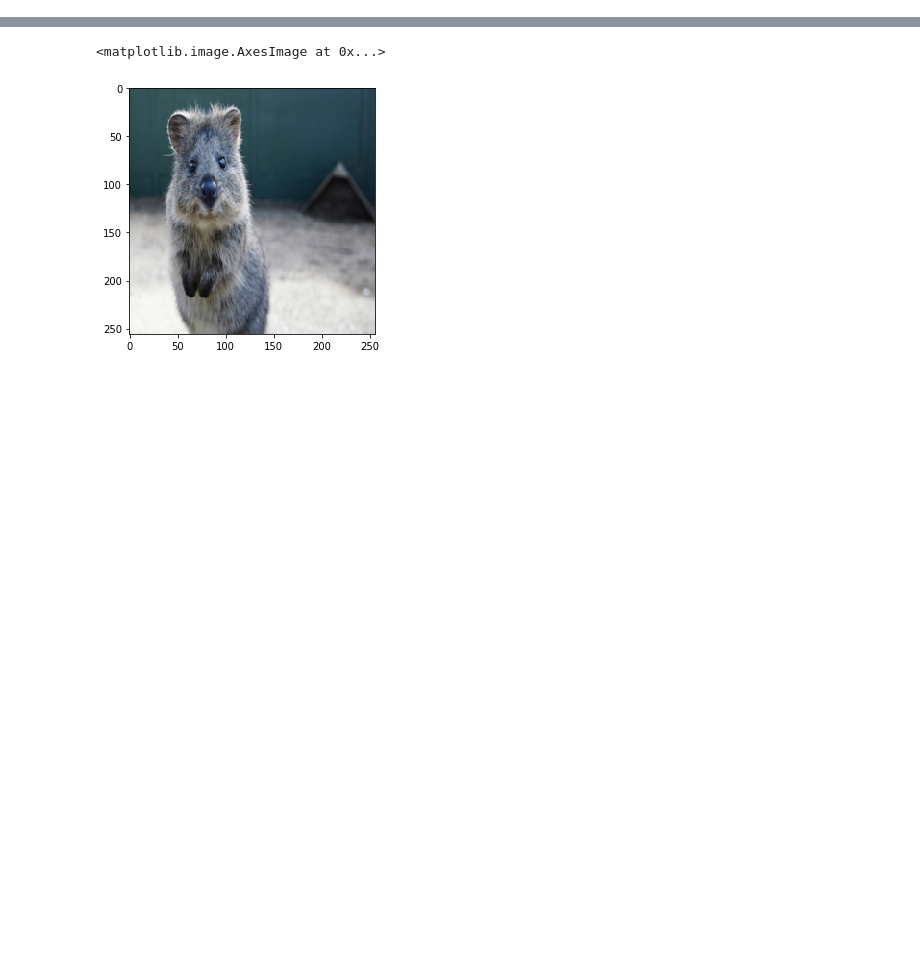
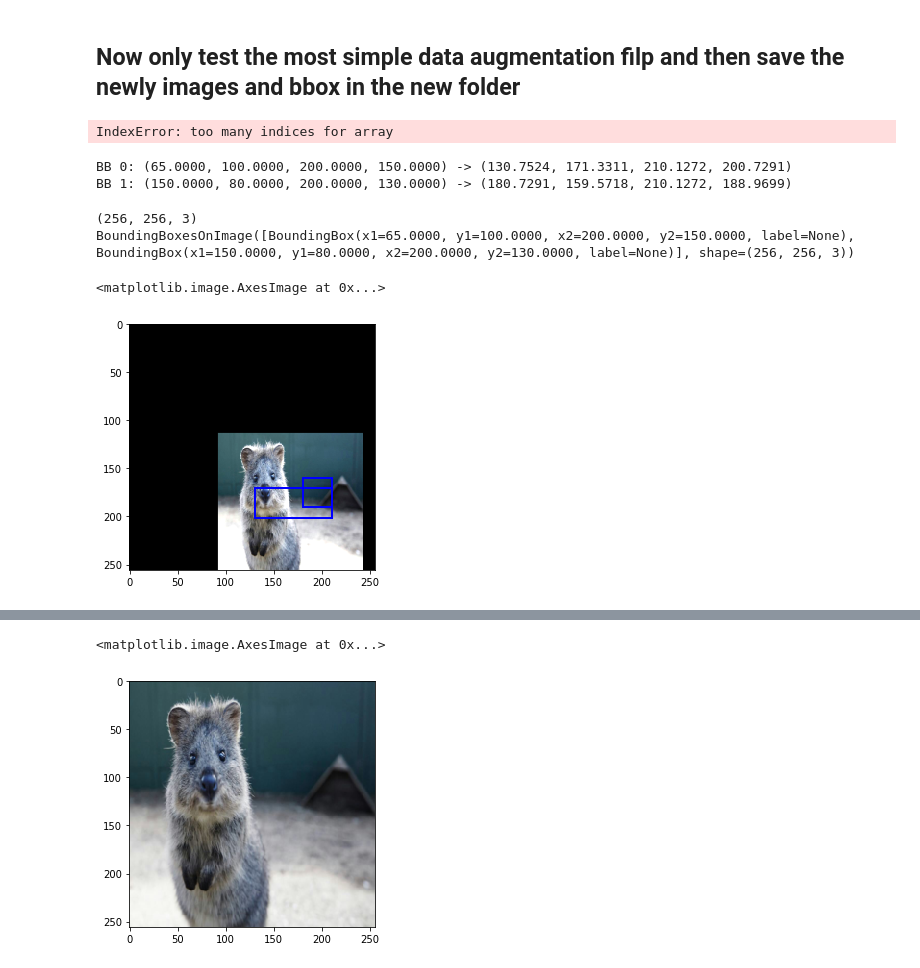
Before and after one commit to iphyer/imgaugForDefects, a Jupyter notebook: imgaug.ipynb, the cells around one changed output, grey strips where cells are left out. Saved outputs shown, nothing was run; the diff lists cells and outputs as text; code cells hidden in the pictures; blank space fills up the shorter version.

```diff
--- a/imgaug.ipynb
+++ b/imgaug.ipynb
@@ -4 +27,3 @@
+# %% [markdown]
+## Now only test the most simple data augmentation filp and then save the newly images and bbox in the new folder
 # %%
@@ -12,0 +56,74 @@ ia.seed(1)
+# %%
+bbs = bboxSetupInImage(img.rstrip('.jpg') + '.txt',myimage)
+#print(bbs)
+image_before = bbs.draw_on_image(myimage, thickness=2)
+skimage.io.imshow(image_before[:,:,0])
+# %% [output]
+IndexError: too many indices for array
+# %%
+import imgaug as ia
+from imgaug import augmenters as iaa
+
+ia.seed(1)
+kklist = [
+    ia.BoundingBox(x1=65, y1=100, x2=200, y2=150),
+    ia.BoundingBox(x1=150, y1=80, x2=200, y2=130)
+]
+image = ia.quokka(size=(256, 256))
+bbs = ia.BoundingBoxesOnImage(kklist, shape=image.shape)
+
+seq = iaa.Sequential([
+    iaa.Multiply((1.2, 1.5)), # change brightness, doesn't affect BBs
+    iaa.Affine(
+        translate_px={"x": 40, "y": 60},
+        scale=(0.5, 0.7)
+    ) # translate by 40/60px on x/y axis, and scale to 50-70%, affects BBs
+])
+
+# Make our sequence deterministic.
+# We can now apply it to the image and then to the BBs and it will
+# lead to the same augmentations.
+# IMPORTANT: Call this once PER BATCH, otherwise you will always get the
+# exactly same augmentations for every batch!
+seq_det = seq.to_deterministic()
+
+# Augment BBs and images.
+# As we only have one image and list of BBs, we use
+# [image] and [bbs] to turn both into lists (batches) for the
+# functions and then [0] to reverse that. In a real experiment, your
+# variables would likely already be lists.
+image_aug = seq_det.augment_images([image])[0]
+bbs_aug = seq_det.augment_bounding_boxes([bbs])[0]
+
+# print coordinates before/after augmentation (see below)
+# use .x1_int, .y_int, ... to get integer coordinates
+for i in range(len(bbs.bounding_boxes)):
+    before = bbs.bounding_boxes[i]
+    after = bbs_aug.bounding_boxes[i]
+    print("BB %d: (%.4f, %.4f, %.4f, %.4f) -> (%.4f, %.4f, %.4f, %.4f)" % (
+        i,
+        before.x1, before.y1, before.x2, before.y2,
+        after.x1, after.y1, after.x2, after.y2)
+    )
+
+# image with BBs before/after augmentation (shown below)
+image_before = bbs.draw_on_image(image, thickness=2)
+image_after = bbs_aug.draw_on_image(image_aug, thickness=2, color=[0, 0, 255])
+# %% [output]
+BB 0: (65.0000, 100.0000, 200.0000, 150.0000) -> (130.7524, 171.3311, 210.1272, 200.7291)
+BB 1: (150.0000, 80.0000, 200.0000, 130.0000) -> (180.7291, 159.5718, 210.1272, 188.9699)
+# %%
+print(image.shape)
+print(bbs)
+skimage.io.imshow(image_before)
+skimage.io.imshow(image_after)
+# 'images' should be either a 4D numpy array of shape (N, height, width, channels)
+# or a list of 3D numpy arrays, each having shape (height, width, channels).
+# Grayscale images must have shape (height, width, 1) each.
+# All images must have numpy's dtype uint8. Values are expected to be in
+    # range 0-255.
+# %% [output]
+(256, 256, 3)
+BoundingBoxesOnImage([BoundingBox(x1=65.0000, y1=100.0000, x2=200.0000, y2=150.0000, label=None), BoundingBox(x1=150.0000, y1=80.0000, x2=200.0000, y2=130.0000, label=None)], shape=(256, 256, 3))
+<matplotlib.image.AxesImage at 0x...>
+[figure, added]
```
Also changed, not shown: parts of 7 cells of this notebook.
